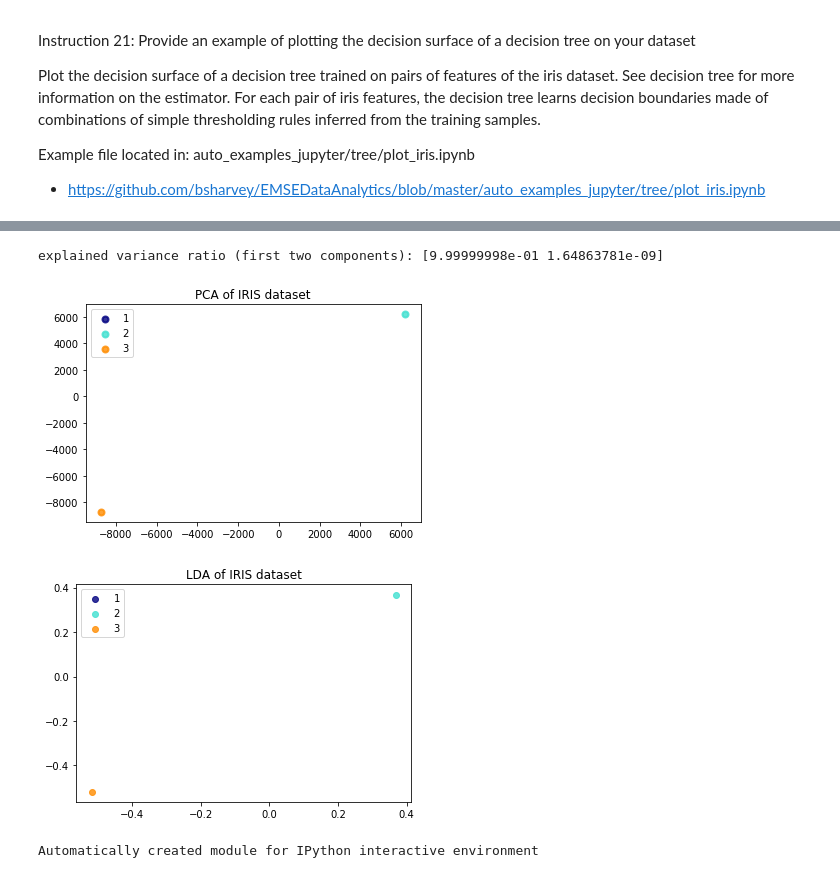
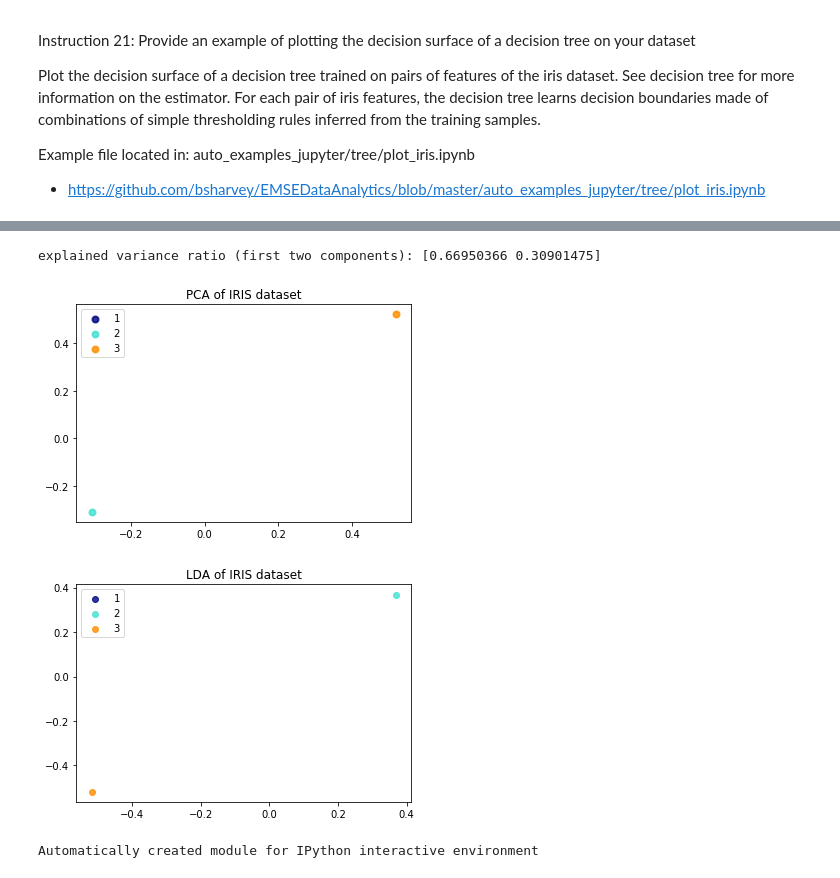
Before and after one commit to oliviapy960825/oliviapy960825.github.io, a Jupyter notebook: Assignments/HW3.ipynb, the cells around one changed output, grey strips where cells are left out. Cells and saved outputs as stored; diff of their text form; code cells hidden in the pictures.

```diff
--- a/Assignments/HW3.ipynb
+++ b/Assignments/HW3.ipynb
@@ -325,42 +395,42 @@ from sklearn.discriminant_analysis import LinearDiscriminantAnalysis
 
 data=pd.read_csv("dataset.csv")
 #print(data)
-X=data[['word_count','outcome']]
+X=data[['word_count','outcome','weights']]
 y=data['case #']
 
 target_names = data['case #']
 
 pca = PCA(n_components=2)
 X_r = pca.fit(X).transform(X)
 
 lda = LinearDiscriminantAnalysis(n_components=2)
 X_r2 = lda.fit(X, y).transform(X)
 
 # Percentage of variance explained for each components
 print('explained variance ratio (first two components): %s'
       % str(pca.explained_variance_ratio_))
 
 plt.figure()
 colors = ['navy', 'turquoise', 'darkorange']
 lw = 2
 
 for color, i, target_name in zip(colors, [0, 1, 2], target_names):
     plt.scatter(X_r[y == i, 0], X_r[y == i, 0], color=color, alpha=.8, lw=lw,
                 label=target_name)
 plt.legend(loc='best', shadow=False, scatterpoints=1)
 plt.title('PCA of IRIS dataset')
 
 plt.figure()
 for color, i, target_name in zip(colors, [0, 1, 2], target_names):
     plt.scatter(X_r2[y == i, 0], X_r2[y == i, 0], alpha=.8, color=color,
                 label=target_name)
 plt.legend(loc='best', shadow=False, scatterpoints=1)
 plt.title('LDA of IRIS dataset')
 
 plt.show()
 # %% [output]
-explained variance ratio (first two components): [9.99999998e-01 1.64863781e-09]
+explained variance ratio (first two components): [0.66950366 0.30901475]
-[figure, old version]
+[figure, new version]
 [figure]
 # %%
 #4.Covariance Estimation
```
Also changed, not shown: parts of 2 cells of this notebook, 25 other files.
